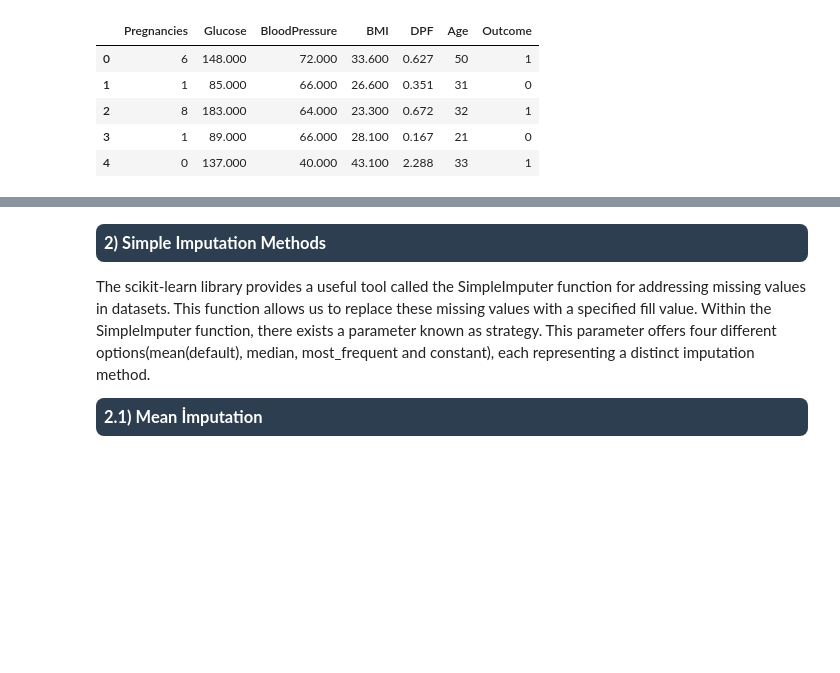
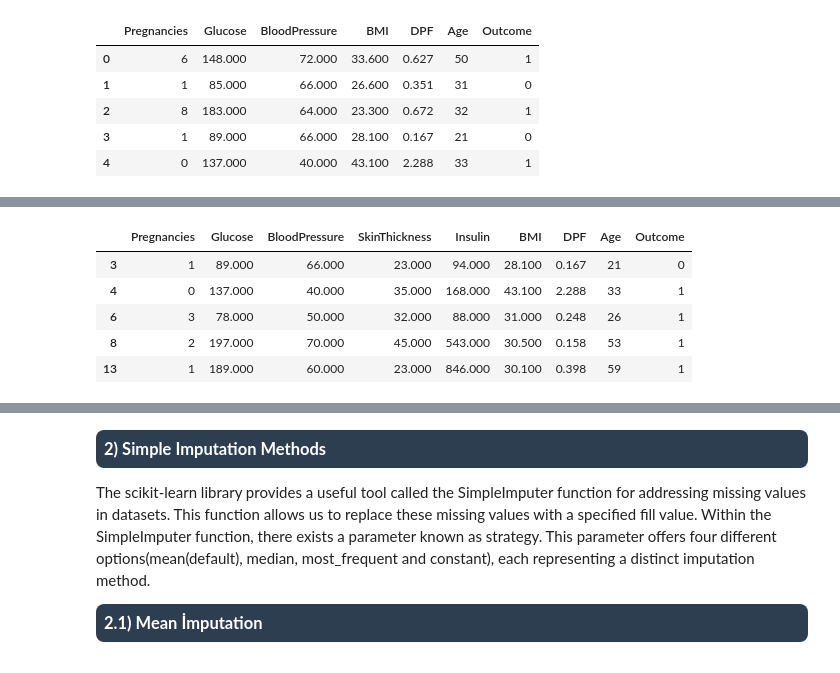
Before and after one commit to hhuseyincosgun/Feature-Engineering, a Jupyter notebook: missing-data-imputation-visualization.ipynb, the cells around one changed output, grey strips where cells are left out. Drawn from its saved outputs; the diff is of its cells as text; code cells hidden in the pictures; blank space fills up the shorter version.

```diff
--- a/missing-data-imputation-visualization.ipynb
+++ b/missing-data-imputation-visualization.ipynb
@@ -183,0 +208,10 @@ df_drop.head()
+# %%
+df_drop_rows=df_drop_rows.dropna(subset=col_names)
+df_drop_rows.head()
+# %% [output]
+|  | Pregnancies | Glucose | BloodPressure | SkinThickness | Insulin | BMI | DPF | Age | Outcome |
+| 3 | 1 | 89.000 | 66.000 | 23.000 | 94.000 | 28.100 | 0.167 | 21 | 0 |
+| 4 | 0 | 137.000 | 40.000 | 35.000 | 168.000 | 43.100 | 2.288 | 33 | 1 |
+| 6 | 3 | 78.000 | 50.000 | 32.000 | 88.000 | 31.000 | 0.248 | 26 | 1 |
+| 8 | 2 | 197.000 | 70.000 | 45.000 | 543.000 | 30.500 | 0.158 | 53 | 1 |
+| 13 | 1 | 189.000 | 60.000 | 23.000 | 846.000 | 30.100 | 0.398 | 59 | 1 |
```
Also changed, not shown: parts of 15 cells of this notebook.
